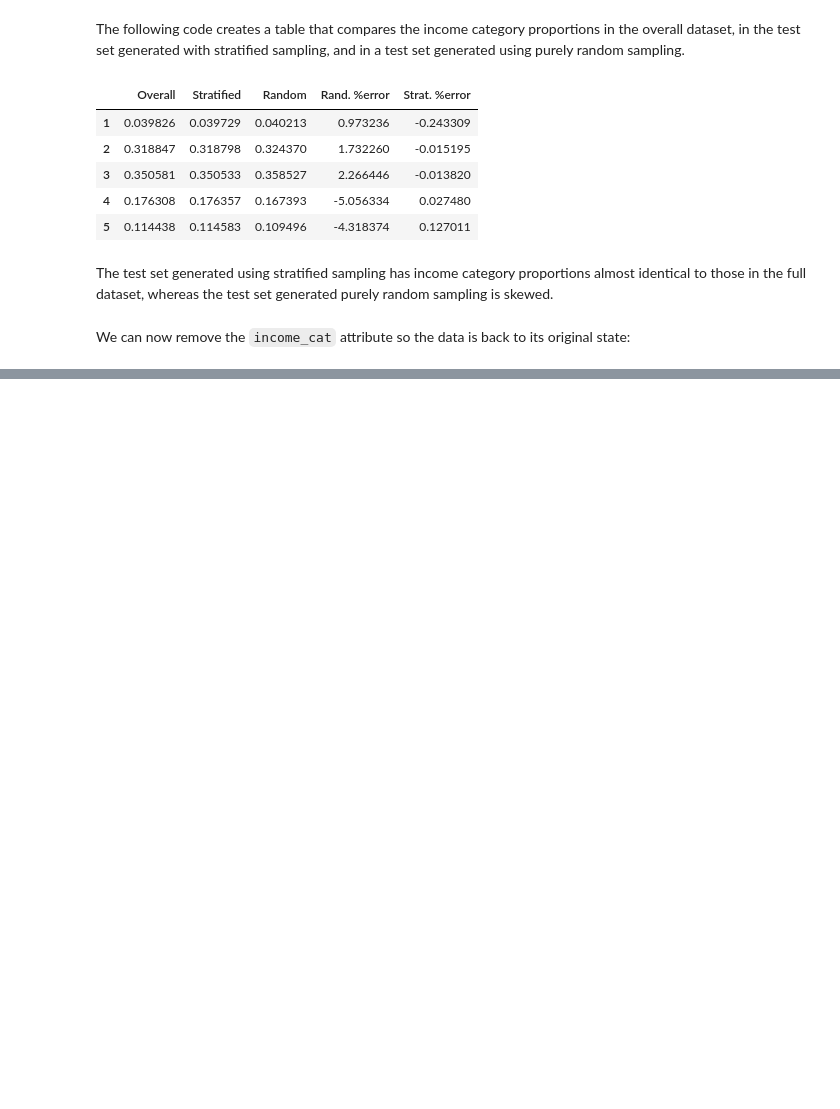
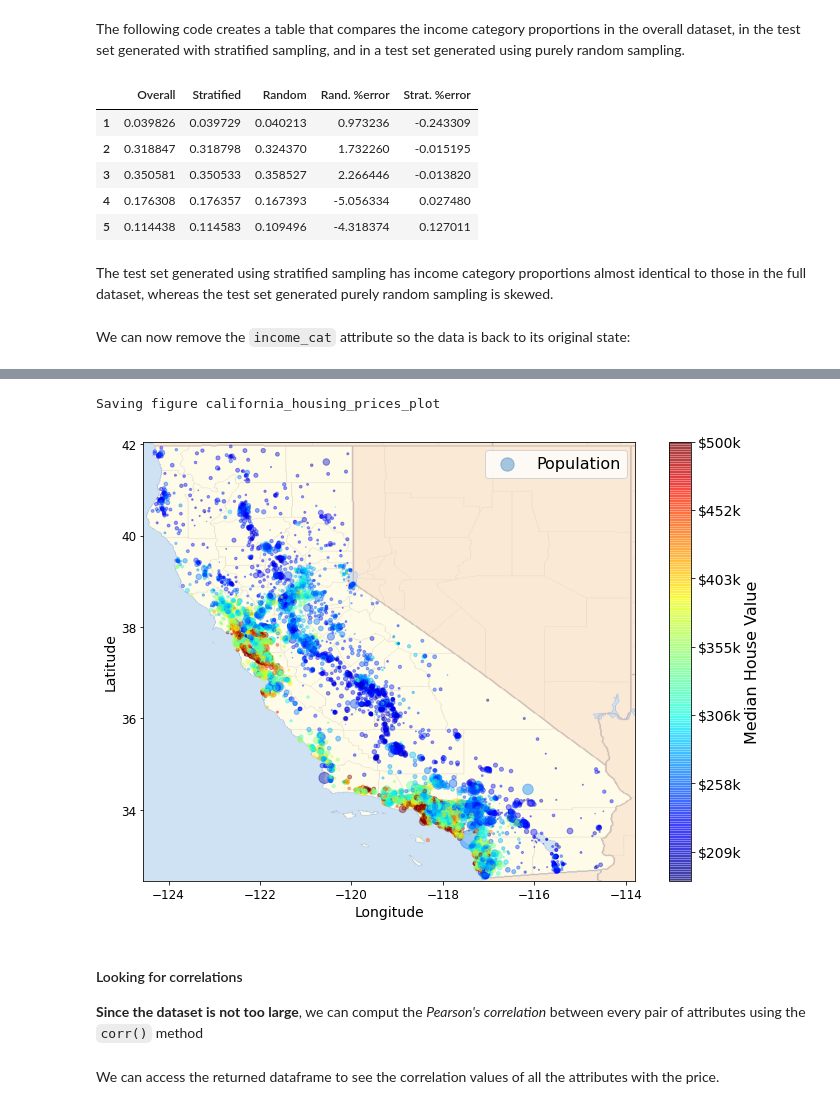
Before and after one commit to jobquiroz/Hands_on_ML, a Jupyter notebook: Chap_02_Housing_Prices/Housing Prices.ipynb, the cells around one changed output, grey strips where cells are left out. Drawn from its saved outputs; the diff is of its cells as text; code cells hidden in the pictures; blank space fills up the shorter version.

```diff
--- a/Chap_02_Housing_Prices/Housing Prices.ipynb
+++ b/Chap_02_Housing_Prices/Housing Prices.ipynb
@@ -408,0 +453,9 @@ for set_ in (strat_train_set, strat_test_set):
+# %%
+# Download the California image
+images_path = os.path.join(PROJECT_ROOT_DIR, "images", "end_to_end_project")
+os.makedirs(images_path, exist_ok=True)
+DOWNLOAD_ROOT = "https://raw.githubusercontent.com/ageron/handson-ml2/master/"
+filename = "california.png"
+print("Downloading", filename)
+url = DOWNLOAD_ROOT + "images/end_to_end_project/" + filename
+urllib.request.urlretrieve(url, os.path.join(images_path, filename))
@@ -408,0 +466,30 @@ for set_ in (strat_train_set, strat_test_set):
+# %%
+import matplotlib.image as mpimg
+
+california_img = mpimg.imread(os.path.join(images_path, filename))
+ax = housing.plot(kind="scatter", x="longitude", y="latitude", figsize=(10,7),
+                       s=housing['population']/100, label="Population",
+                       c="median_house_value", cmap=plt.get_cmap("jet"),
+                       colorbar=False, alpha=0.4,
+                      )
+plt.imshow(california_img, extent=[-124.55, -113.80, 32.45, 42.05], alpha=0.5,
+           cmap=plt.get_cmap("jet"))
+plt.ylabel("Latitude", fontsize=14)
+plt.xlabel("Longitude", fontsize=14)
+
+prices = housing["median_house_value"]
+tick_values = np.linspace(prices.min(), prices.max(), 11)
+cbar = plt.colorbar(ticks=tick_values/prices.max())
+cbar.ax.set_yticklabels(["$%dk"%(round(v/1000)) for v in tick_values], fontsize=14)
+cbar.set_label('Median House Value', fontsize=16)
+
+plt.legend(fontsize=16)
+save_fig("california_housing_prices_plot")
+plt.show()
+# %% [output]
+Saving figure california_housing_prices_plot
+[figure, added]
+# %% [markdown]
+#### Looking for correlations
+
+**Since the dataset is not too large**, we can comput the *Pearson's correlation* between every pair of attributes using the `corr()` method
@@ -408,0 +498,2 @@ for set_ in (strat_train_set, strat_test_set):
+# %% [markdown]
+We can access the returned dataframe to see the correlation values of all the attributes with the price.
```
Also changed, not shown: parts of 54 cells of this notebook, 5 other files.
